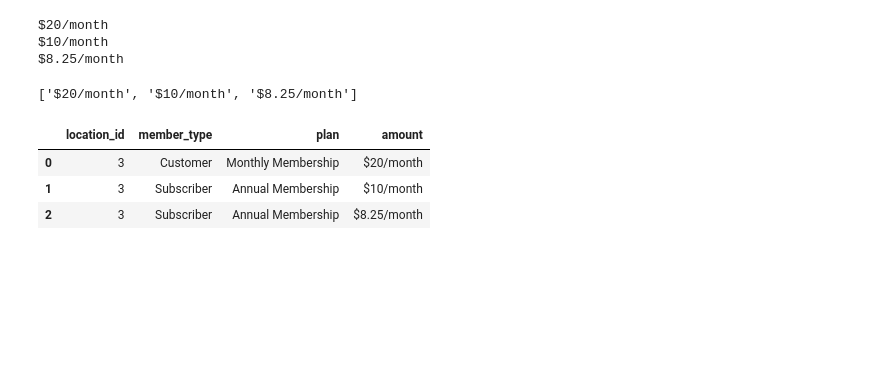
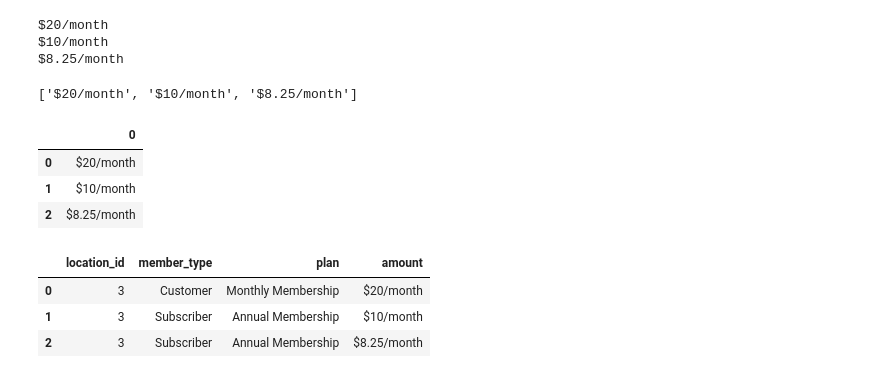
Before and after one commit to JeganS948/project2, a Jupyter notebook: pricing_index.ipynb, the cells around one changed output. Saved outputs shown, nothing was run; the diff lists cells and outputs as text; code cells hidden in the pictures; blank space fills up the shorter version.

```diff
--- a/pricing_index.ipynb
+++ b/pricing_index.ipynb
@@ -214,6 +214,14 @@ $20/month
 $10/month
 $8.25/month
 ['$20/month', '$10/month', '$8.25/month']
+# %%
+boston_df = pd.DataFrame(bw)
+boston_df
+# %% [output]
+|  | 0 |
+| 0 | $20/month |
+| 1 | $10/month |
+| 2 | $8.25/month |
 # %%
 #Creating Boston Dataframe
 y =["Customer","Subscriber","Subscriber"]
```
Also changed, not shown: parts of 4 cells of this notebook.
